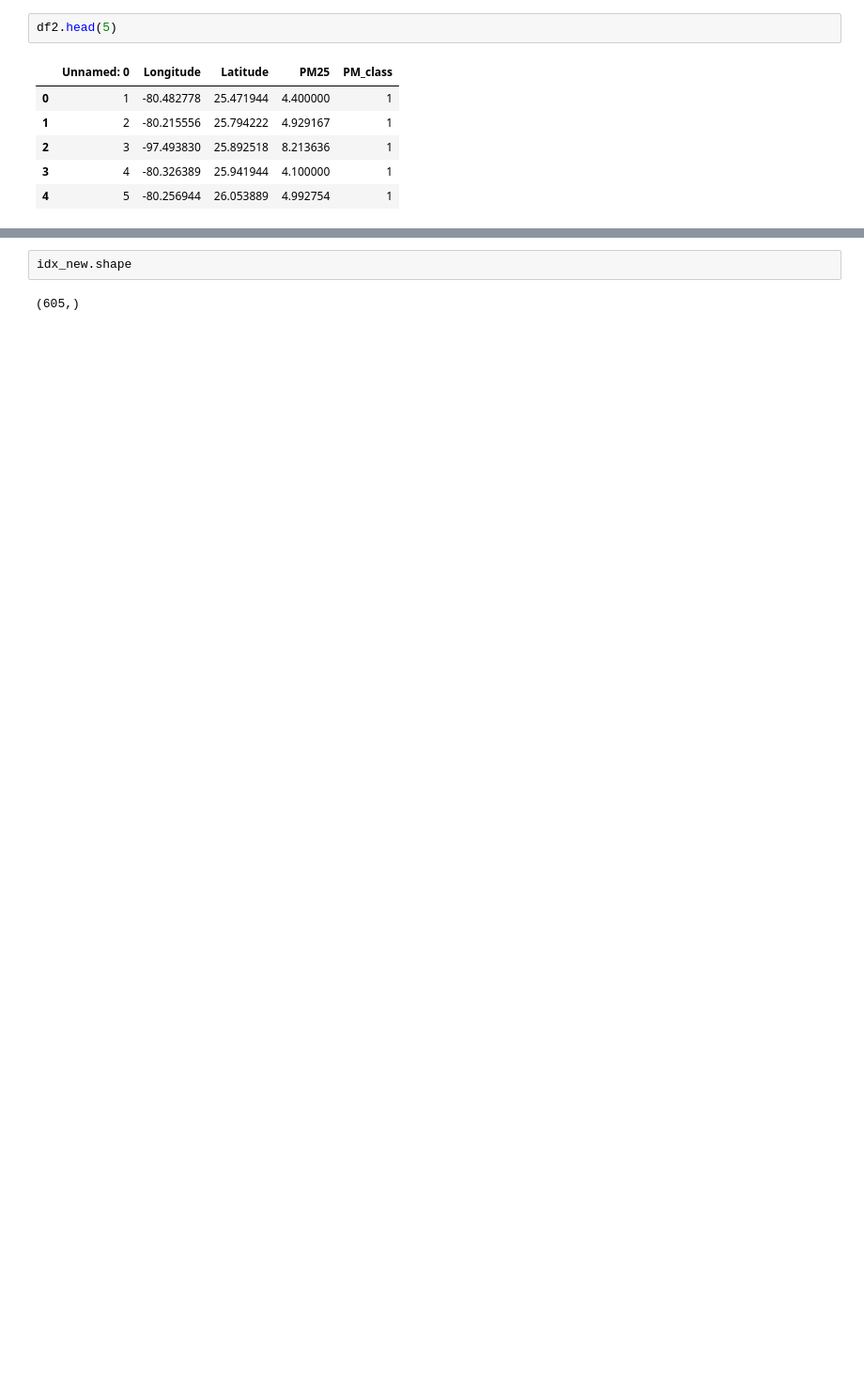
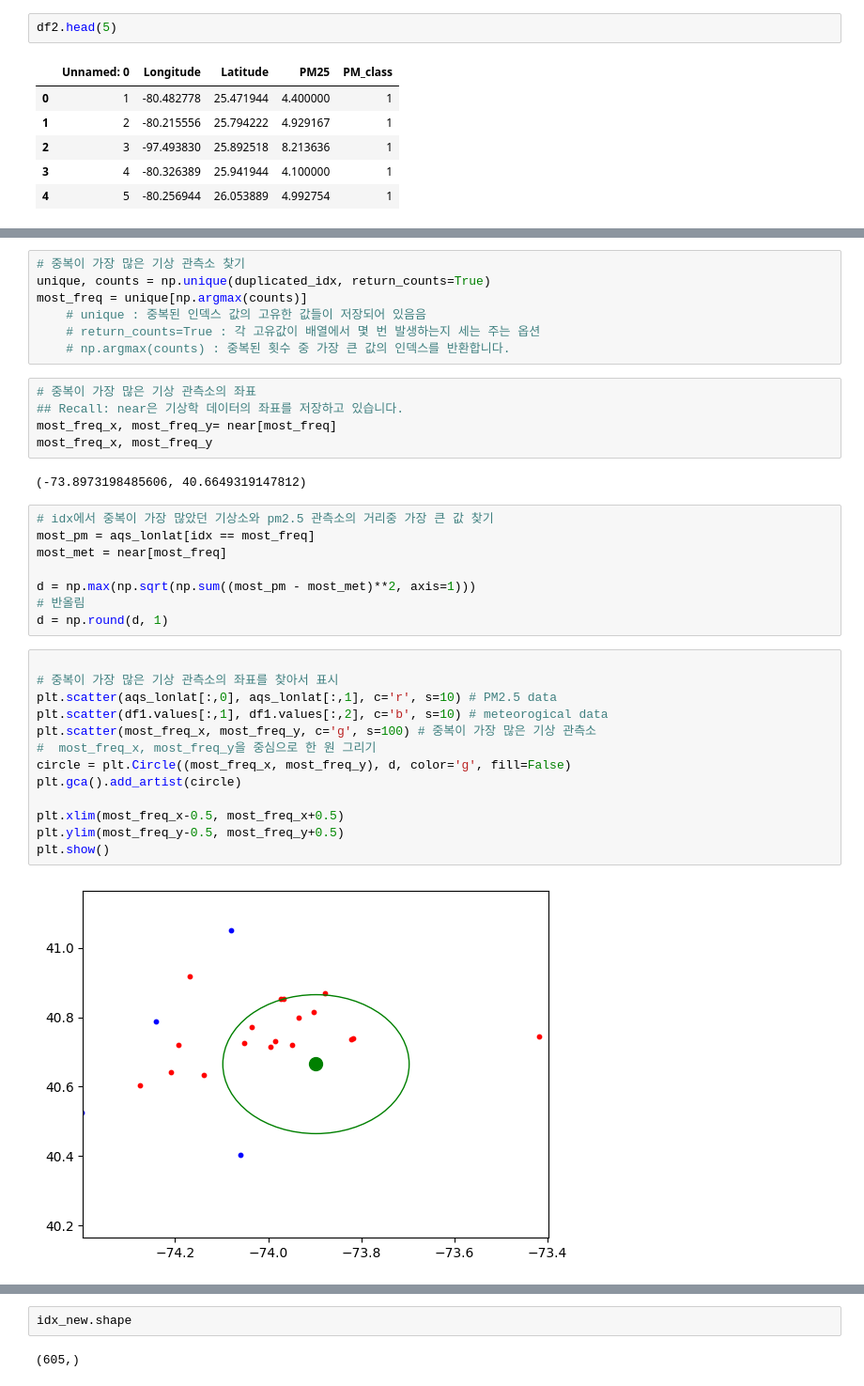
Before and after one commit to rnjsgjswjd/DeepKriging, a Jupyter notebook: Application_Study.ipynb, the cells around one changed output, grey strips where cells are left out. Shown: that part at 94% size. Drawn from its saved outputs; the diff is of its cells as text; blank space fills up the shorter version.

```diff
--- a/Application_Study.ipynb
+++ b/Application_Study.ipynb
@@ -108,3 +182,40 @@ idx = tree.query(aqs_lonlat)[1]
+# %%
+# 중복이 가장 많은 기상 관측소 찾기
+unique, counts = np.unique(duplicated_idx, return_counts=True)
+most_freq = unique[np.argmax(counts)]
+    # unique : 중복된 인덱스 값의 고유한 값들이 저장되어 있음음
+    # return_counts=True : 각 고유값이 배열에서 몇 번 발생하는지 세는 주는 옵션
+    # np.argmax(counts) : 중복된 횟수 중 가장 큰 값의 인덱스를 반환합니다.
+# %%
+# 중복이 가장 많은 기상 관측소의 좌표
+## Recall: near은 기상학 데이터의 좌표를 저장하고 있습니다.
+most_freq_x, most_freq_y= near[most_freq]
+most_freq_x, most_freq_y
+# %% [output]
+(-73.8973198485606, 40.6649319147812)
+# %%
+# idx에서 중복이 가장 많았던 기상소와 pm2.5 관측소의 거리중 가장 큰 값 찾기
+most_pm = aqs_lonlat[idx == most_freq]
+most_met = near[most_freq]
+
+d = np.max(np.sqrt(np.sum((most_pm - most_met)**2, axis=1)))
+# 반올림
+d = np.round(d, 1)
+# %%
+
+# 중복이 가장 많은 기상 관측소의 좌표를 찾아서 표시
+plt.scatter(aqs_lonlat[:,0], aqs_lonlat[:,1], c='r', s=10) # PM2.5 data
+plt.scatter(df1.values[:,1], df1.values[:,2], c='b', s=10) # meteorogical data
+plt.scatter(most_freq_x, most_freq_y, c='g', s=100) # 중복이 가장 많은 기상 관측소
+#  most_freq_x, most_freq_y을 중심으로 한 원 그리기
+circle = plt.Circle((most_freq_x, most_freq_y), d, color='g', fill=False)
+plt.gca().add_artist(circle)
+
+plt.xlim(most_freq_x-0.5, most_freq_x+0.5)
+plt.ylim(most_freq_y-0.5, most_freq_y+0.5)
+plt.show()
+# %% [output]
+[figure, added]
 # %%
 df2_new = df2.assign(neighbor = idx)
     # assign() : 새로운 열을 추가
```
Also changed, not shown: parts of 77 cells of this notebook, 8 other files.
